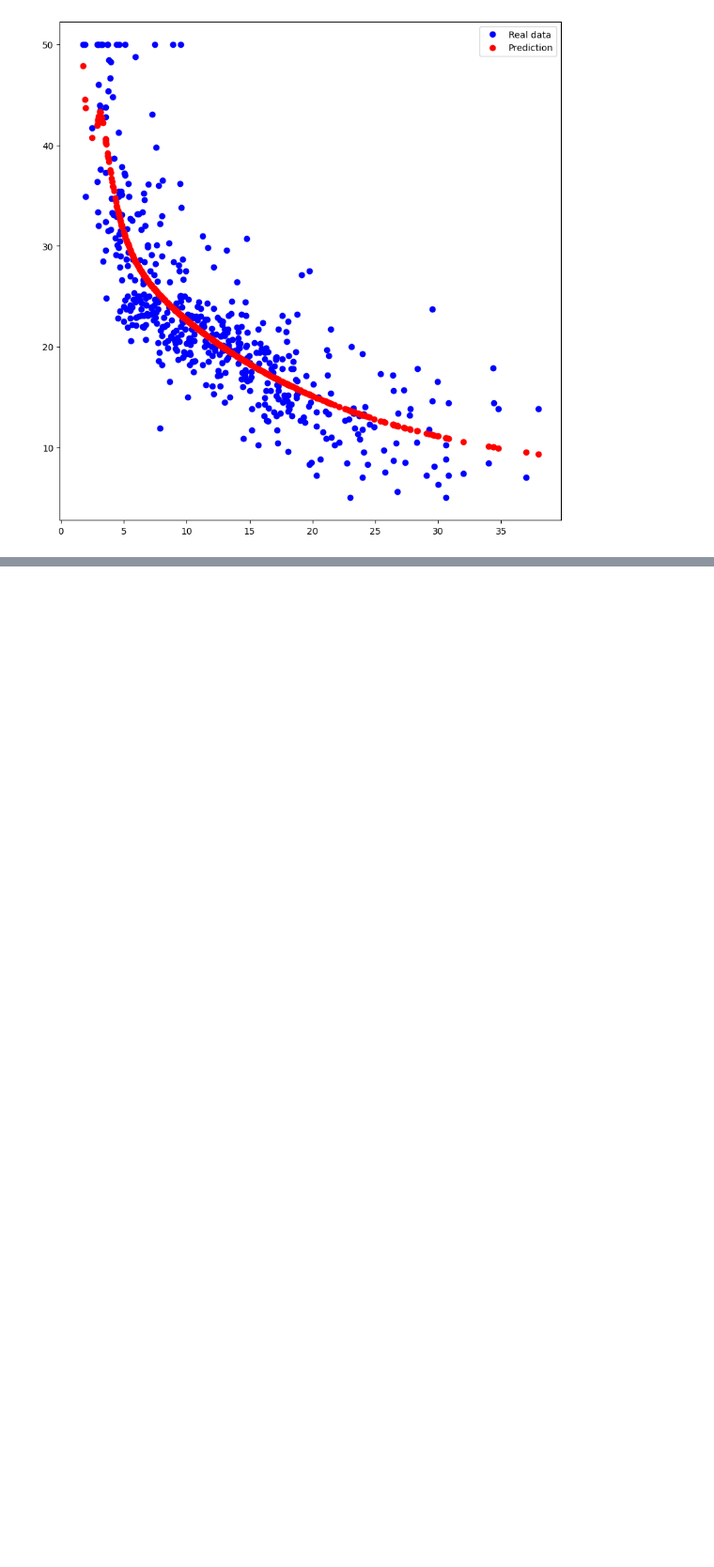
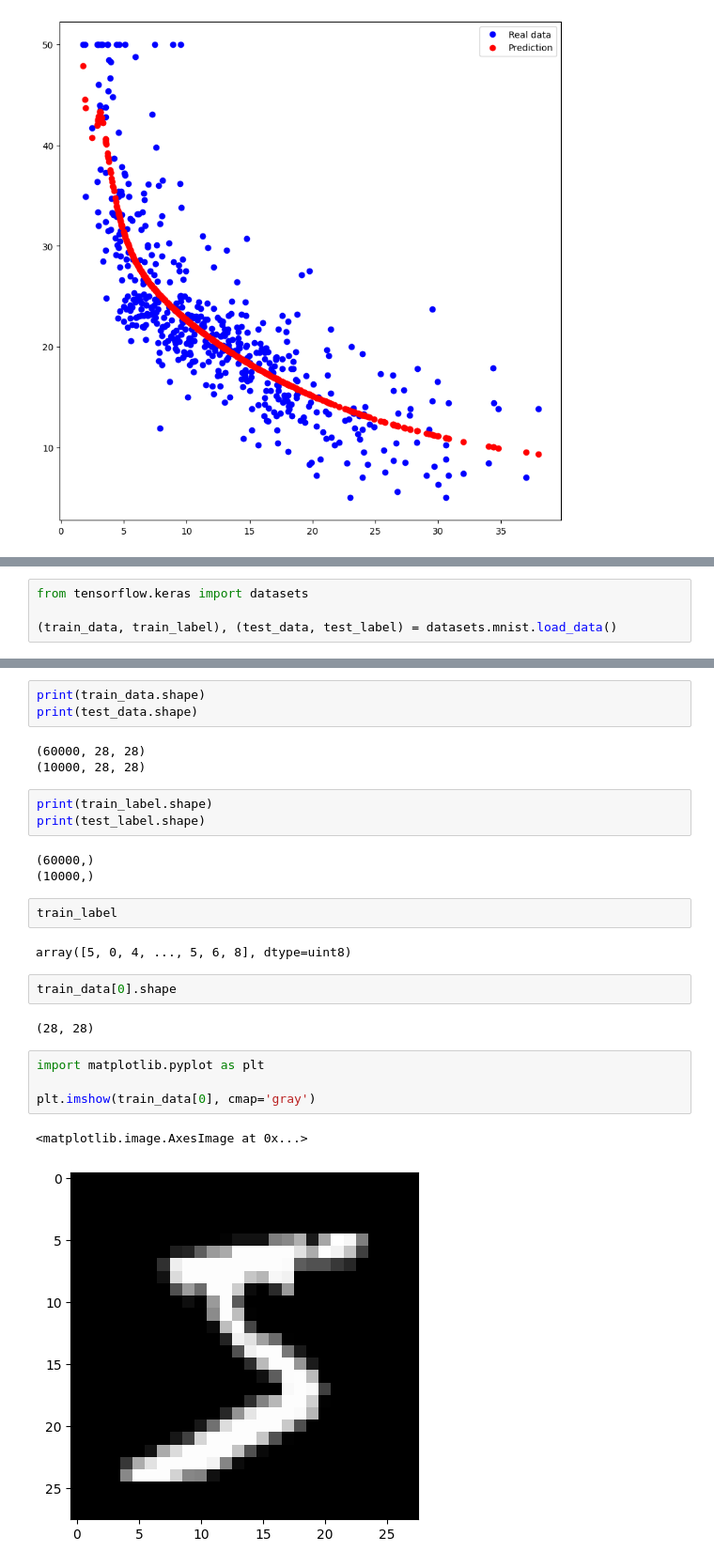
Before and after one commit to RubiYH/goorm_DL_tutorial, a Jupyter notebook: Tensorflow basic.ipynb, the cells around one changed output, grey strips where cells are left out. Shown: that part at 94% size. Drawn from its saved outputs; the diff is of its cells as text; blank space fills up the shorter version.

```diff
--- a/Tensorflow basic.ipynb
+++ b/Tensorflow basic.ipynb
@@ -237,0 +240,4 @@ plt.show()
+# %%
+from tensorflow.keras import datasets
+
+(train_data, train_label), (test_data, test_label) = datasets.mnist.load_data()
@@ -237,0 +247,27 @@ plt.show()
+# %%
+print(train_data.shape)
+print(test_data.shape)
+# %% [output]
+(60000, 28, 28)
+(10000, 28, 28)
+# %%
+print(train_label.shape)
+print(test_label.shape)
+# %% [output]
+(60000,)
+(10000,)
+# %%
+train_label
+# %% [output]
+array([5, 0, 4, ..., 5, 6, 8], dtype=uint8)
+# %%
+train_data[0].shape
+# %% [output]
+(28, 28)
+# %%
+import matplotlib.pyplot as plt
+
+plt.imshow(train_data[0], cmap='gray')
+# %% [output]
+<matplotlib.image.AxesImage at 0x...>
+[figure, added]
```
Also changed, not shown: parts of 36 cells of this notebook.
